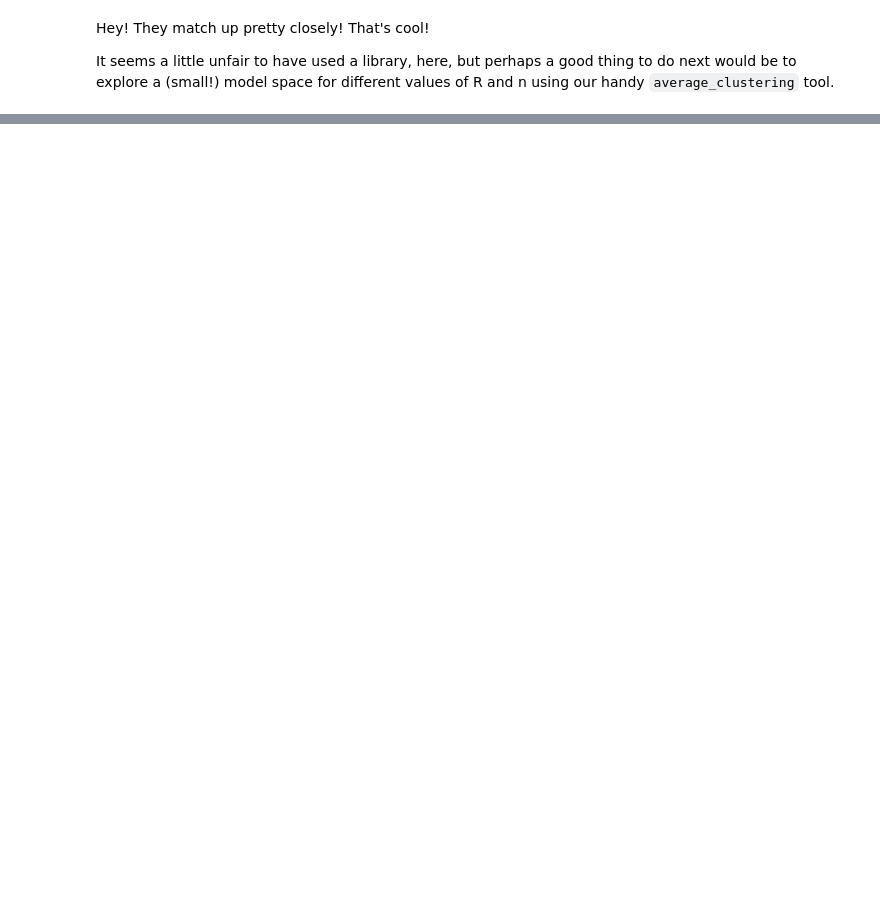
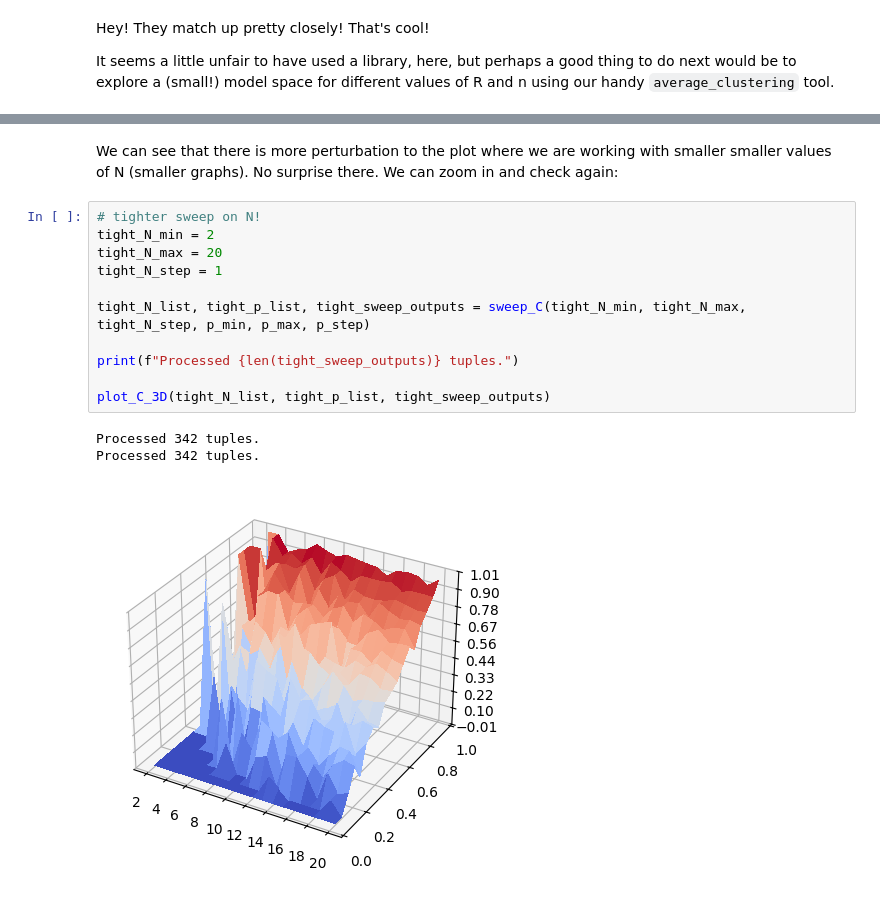
Before and after one commit to peterdresslar/Dresslar_CAS522, a Jupyter notebook: notebooks/Dresslar_CAS522_M2.ipynb, the cells around one changed output, grey strips where cells are left out. Cells and saved outputs as stored; diff of their text form; blank space fills up the shorter version.

```diff
--- a/notebooks/Dresslar_CAS522_M2.ipynb
+++ b/notebooks/Dresslar_CAS522_M2.ipynb
@@ -185,0 +214,17 @@ p: 1.05
+# %% [markdown]
+We can see that there is more perturbation to the plot where we are working with smaller smaller values of N (smaller graphs). No surprise there. We can zoom in and check again:
+# %%
+# tighter sweep on N!
+tight_N_min = 2
+tight_N_max = 20
+tight_N_step = 1
+
+tight_N_list, tight_p_list, tight_sweep_outputs = sweep_C(tight_N_min, tight_N_max, tight_N_step, p_min, p_max, p_step)
+
+print(f"Processed {len(tight_sweep_outputs)} tuples.")
+
+plot_C_3D(tight_N_list, tight_p_list, tight_sweep_outputs)
+# %% [output]
+Processed 342 tuples.
+Processed 342 tuples.
+[figure, added]
```
Also changed, not shown: parts of 10 cells of this notebook.
